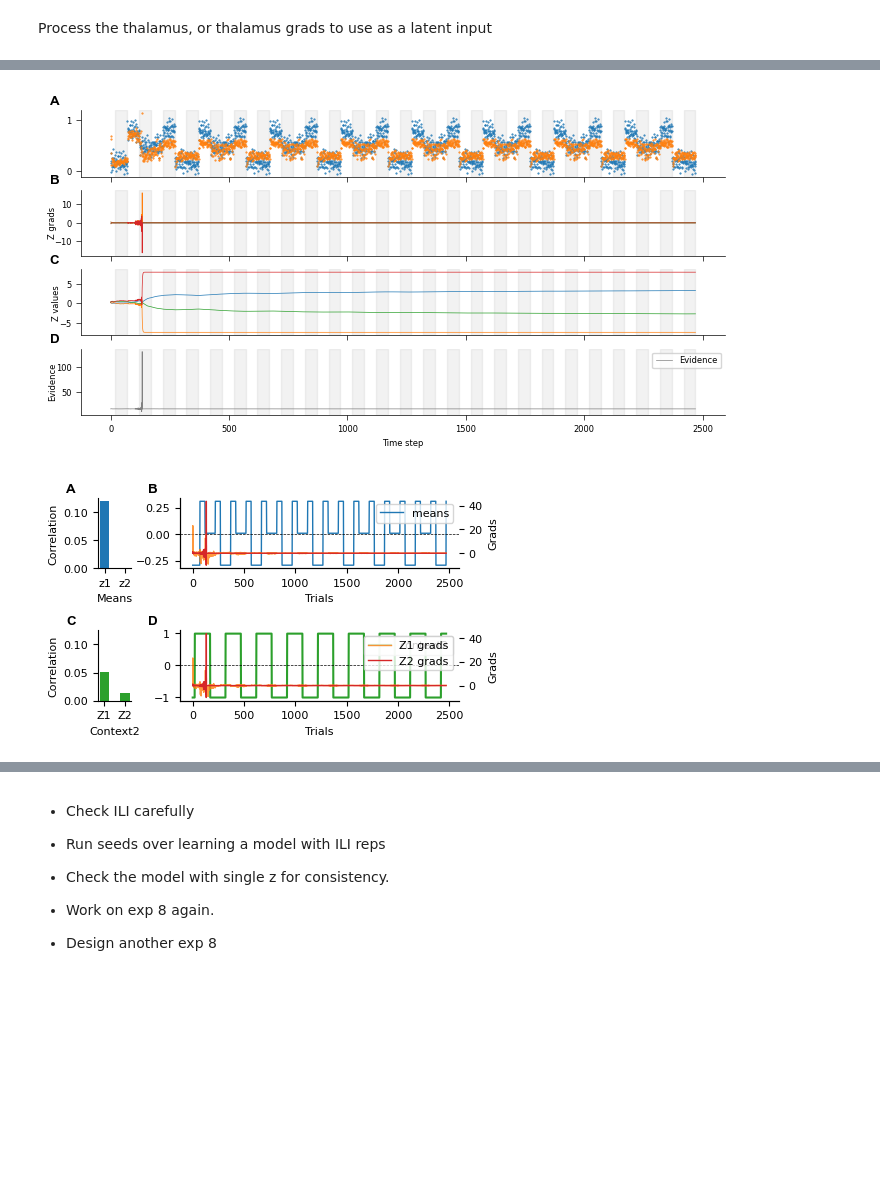
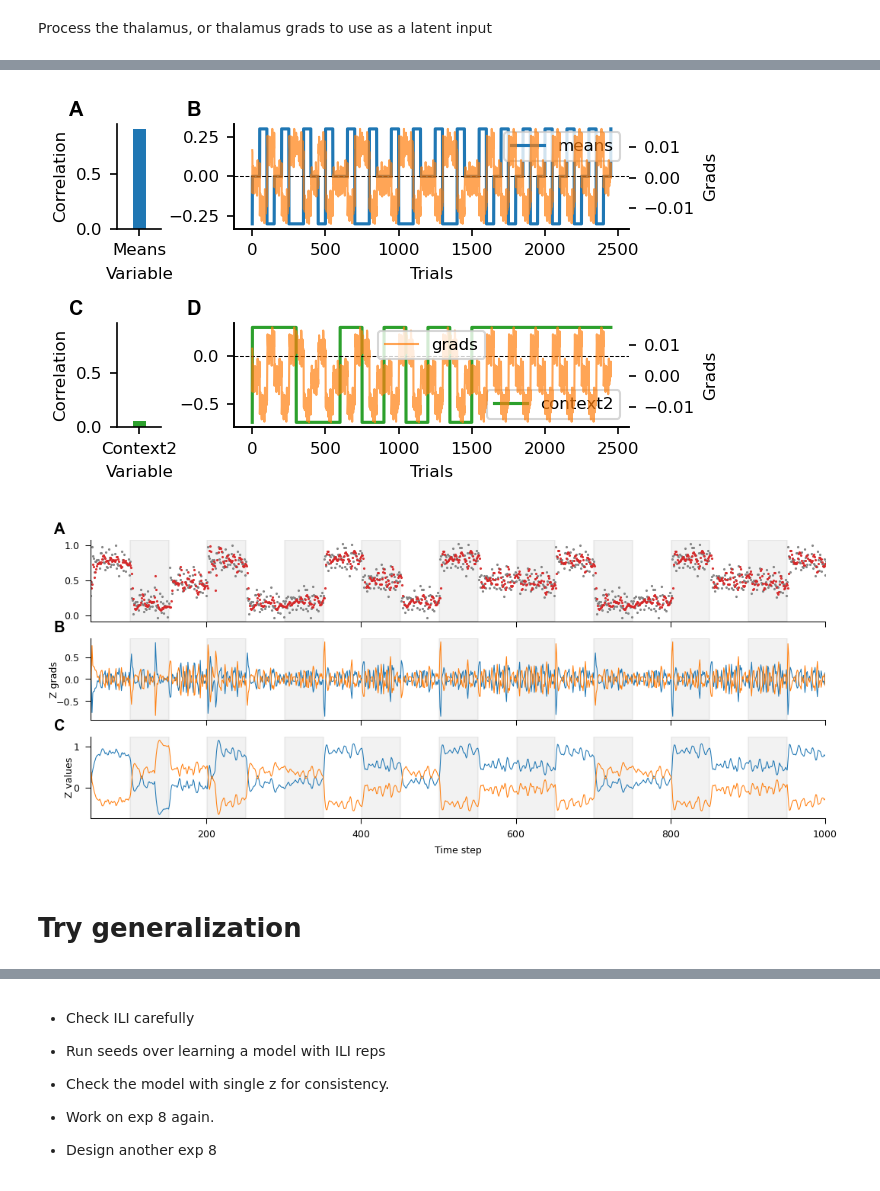
Before and after one commit to hummosa/contextual_switching_task, a Jupyter notebook: two_latents_flat_hierarchy.ipynb, the cells around one changed output, grey strips where cells are left out. Drawn from its saved outputs; the diff is of its cells as text; code cells hidden in the pictures; blank space fills up the shorter version.

```diff
--- a/two_latents_flat_hierarchy.ipynb
+++ b/two_latents_flat_hierarchy.ipynb
@@ -24,7 +24,7 @@ mpl.rcParams['axes.spines.top'] = False
 mpl.rcParams['axes.spines.bottom'] = True
 mpl.rcParams['pdf.fonttype'] = 42
 mpl.rcParams['ps.fonttype'] = 42
-mpl.rcParams['figure.dpi'] = 100
+mpl.rcParams['figure.dpi'] = 150
 mpl.rcParams['font.size'] = 8
 # mpl.rcParams['font.family'] = 'serif'
 import logging
@@ -57,11 +57,11 @@ train_model = False
 # horizon_long_short = 'short'
 horizon_long_short = 'long'
 scale = 10
-experiment = 9
+experiment = 10
 config = Config(context_units = 4) # increase thalamus units
 config.no_of_latents = 2
 config.default_std = default_std
-context_transition_functions = {7: 'two_sequences', 8: 'fixed_random_sequences', 9: 'experiment_9'}
+context_transition_functions = {7: 'two_sequences', 8: 'fixed_random_sequences', 9: 'experiment_9', 10: 'experiment_10'}
 training_phase_1_config = {'context_transition_function':  context_transition_functions[experiment],
         'max_trials_per_block':int(scale*5), 'min_trials_per_block':int(scale*2),
         'context_switch_rate': 1/(scale*(5-3)), 'no_of_blocks':70}
@@ -150,21 +176,30 @@ plot_behavior(memory_buffer, env, losses, config, _use_oracle,)
+# %%
+plot_modulations(memory_buffer, env, testing_losses, config, x1=50, x2=np.inf, latent_dim = 0, replace_context2_with_level2=True)
+# %% [output]
+[figure, added]
 # %%
 # test performance of thalamus enabled
 testing_env = Generative_environment(config, experiment=experiment)
+#
+
 if horizon_long_short == 'long':
         horizon = int(training_phase_1_config['max_trials_per_block'] * (1+1))
 else:
         horizon = 5
 optimizer = 'LU'
 logger = Logger(config)
 criterion = nn.MSELoss(reduction='sum')
 _use_optimized_thalamus = True
 config.backprop_only_last_timestep = False
 config.accummulate_thalamus_temporally = True
 
 testing_memory_buffer, testing_losses = adapt_model_v3(model, testing_env, _use_oracle, config, optimizer, horizon, criterion,
                                                 0, logger, _use_optimized_thalamus=_use_optimized_thalamus,)
-plot_grads(testing_memory_buffer, testing_env, x1=50, x2=np.inf)
-plot_dual_modulations(testing_memory_buffer, testing_env, testing_losses, config, x1=50, x2=np.inf)
+testing_memory_buffer.timestep_data['thalamus_grad'] = np.stack(testing_memory_buffer.timestep_data['thalamus_grad'])[...,:2]
+testing_memory_buffer.timestep_data['thalamus'] = np.stack(testing_memory_buffer.timestep_data['thalamus'])[...,:2]
+# plot_dual_modulations(testing_memory_buffer, testing_env, testing_losses, config, x1=50, x2=np.inf)
+plot_grads(testing_memory_buffer, testing_env, x1=50, x2=1000)
 # %% [output]
-[figure, old version]
+[figure, new version]
-[figure, removed]
+# %% [markdown]
+# Try generalization
```
Also changed, not shown: parts of 18 cells of this notebook, 6 other files.
